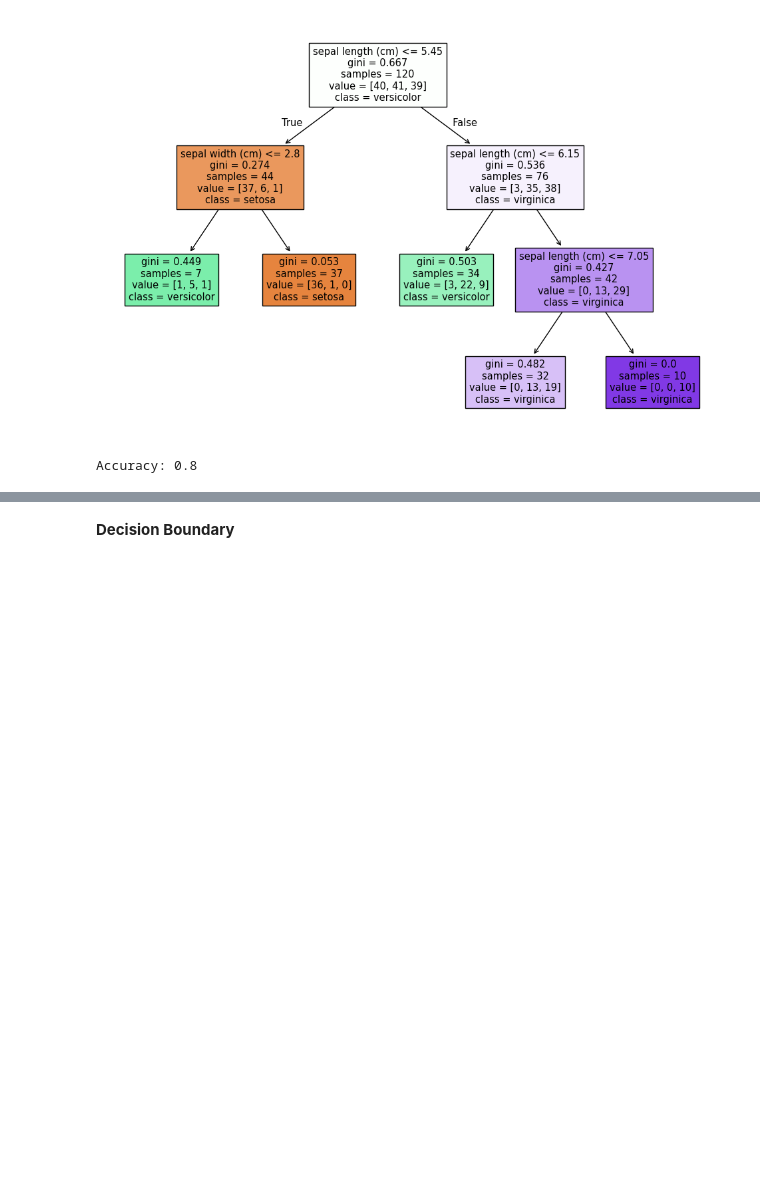
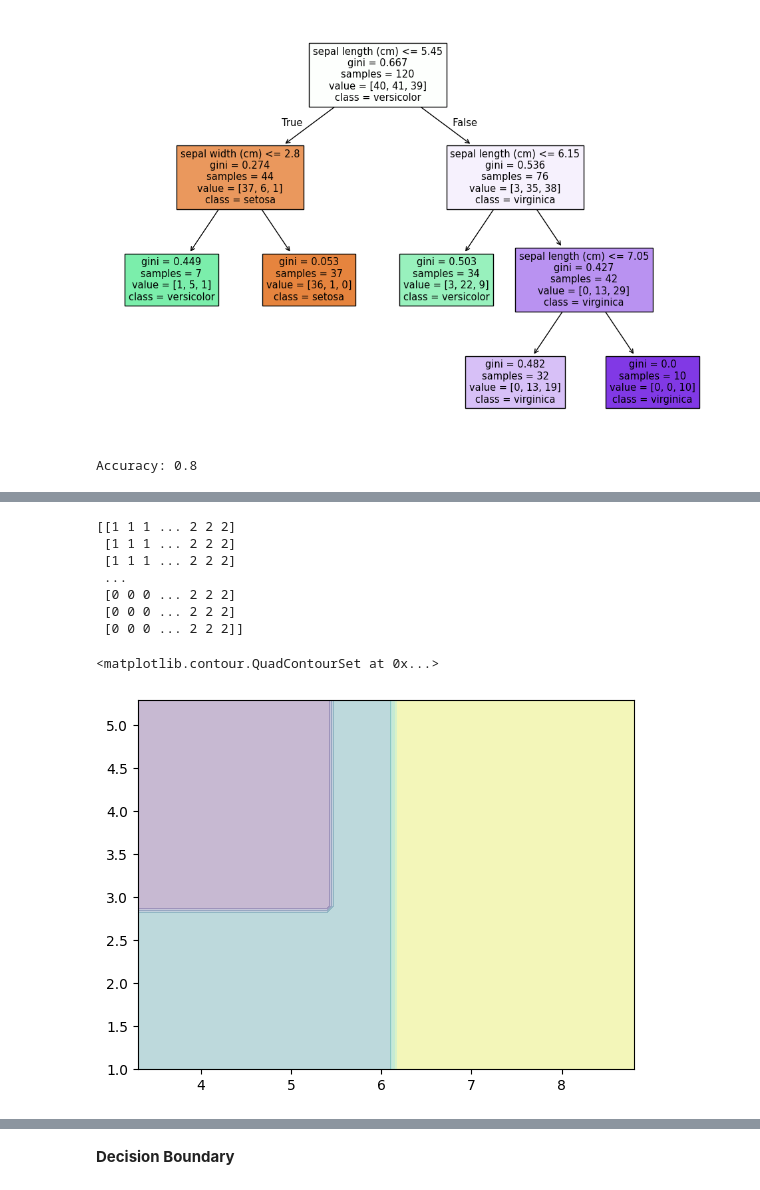
Before and after one commit to jain40470/Machine-Learning, a Jupyter notebook: EnsembleLearning/Bagging/DecisionTrees/classification.ipynb, the cells around one changed output, grey strips where cells are left out. Saved outputs shown, nothing was run; the diff lists cells and outputs as text; code cells hidden in the pictures; blank space fills up the shorter version.

```diff
--- a/EnsembleLearning/Bagging/DecisionTrees/classification.ipynb
+++ b/EnsembleLearning/Bagging/DecisionTrees/classification.ipynb
@@ -38,0 +116,27 @@ Accuracy: 0.8
+# %%
+# Example
+# xx.shape = (3, 4)
+# xx.ravel()
+# [xx[0,0], xx[0,1], xx[0,2], xx[0,3],
+#  xx[1,0], xx[1,1], xx[1,2], xx[1,3],
+#  xx[2,0], xx[2,1], xx[2,2], xx[2,3]]
+# Z = [0, 0, 1, 1, 0, 0, 1, 1, 0, 0, 1, 1]
+# Z.reshape((3, 4)) =>
+# [[0, 0, 1, 1],
+#  [0, 0, 1, 1],
+#  [0, 0, 1, 1]]
+
+
+Z = Z.reshape(xx.shape)
+print(Z[:])
+plt.contourf(xx, yy, Z, alpha=0.3)
+# %% [output]
+[[1 1 1 ... 2 2 2]
+ [1 1 1 ... 2 2 2]
+ [1 1 1 ... 2 2 2]
+ ...
+ [0 0 0 ... 2 2 2]
+ [0 0 0 ... 2 2 2]
+ [0 0 0 ... 2 2 2]]
+<matplotlib.contour.QuadContourSet at 0x...>
+[figure, added]
```
Also changed, not shown: parts of 37 cells of this notebook, 1 other file.
